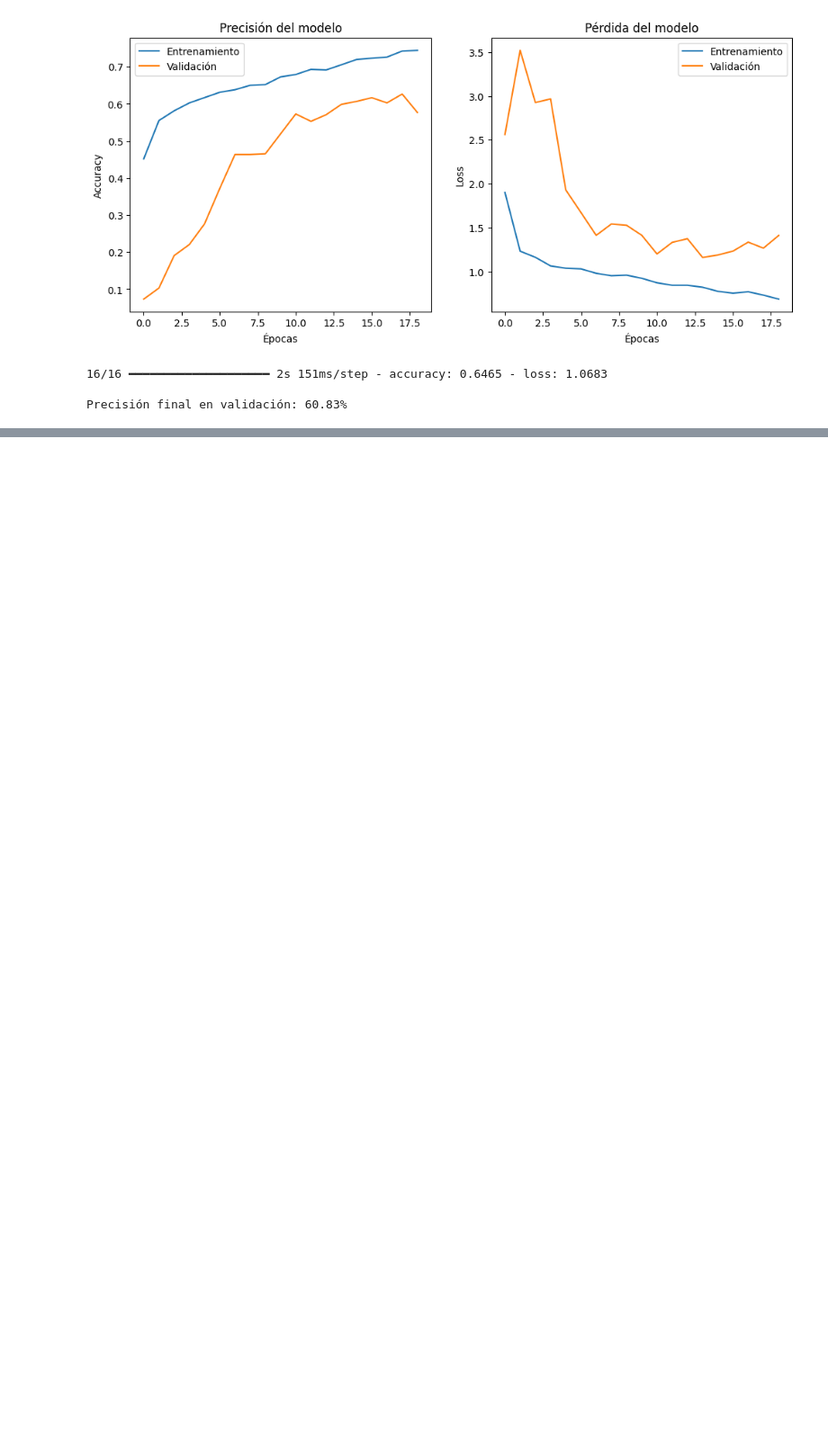
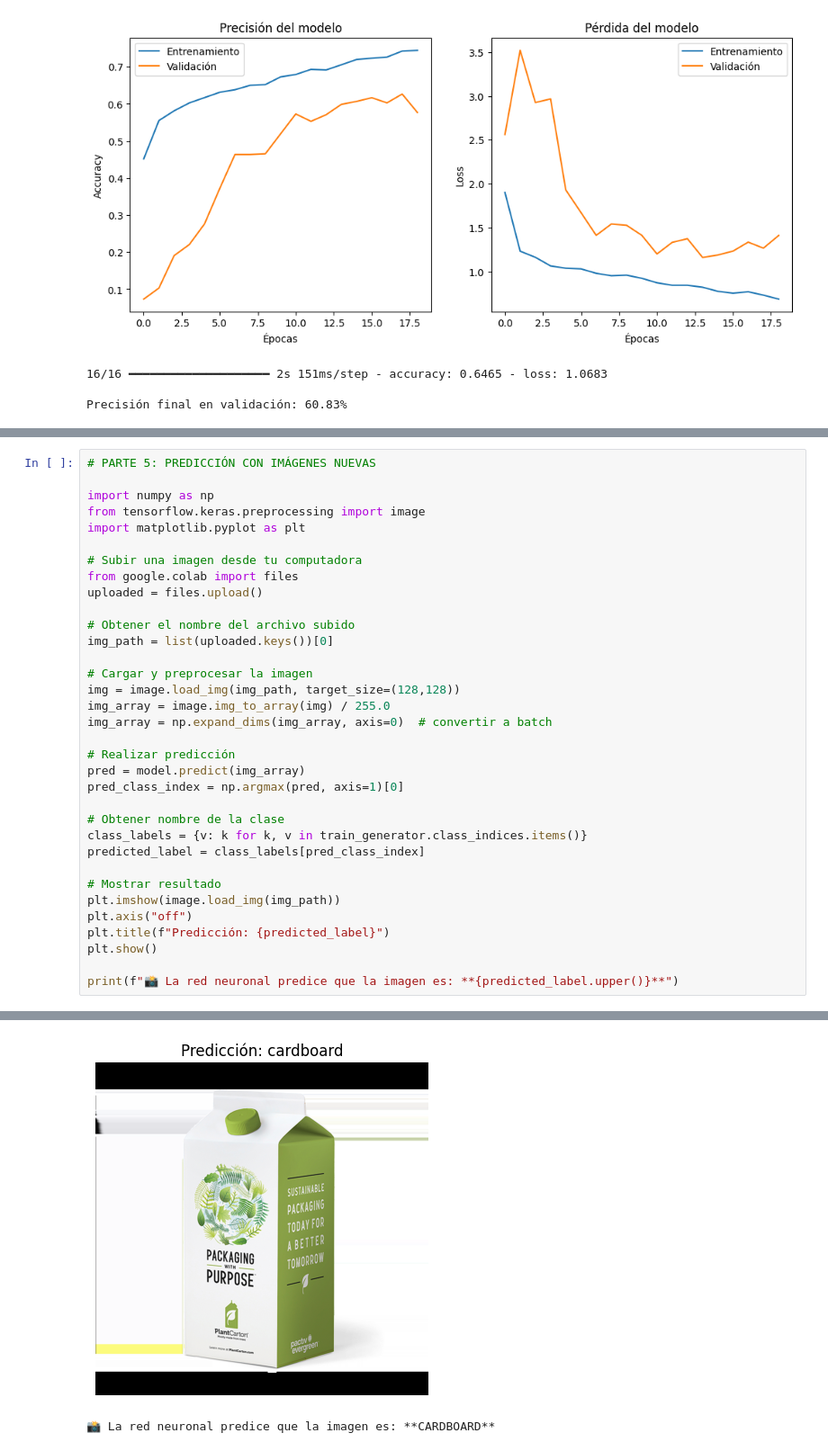
Before and after one commit to BiancaCalderon/DL_PRY, a Jupyter notebook: ClasificadorResiduos.ipynb, the cells around one changed output, grey strips where cells are left out. Shown at 90% size. Drawn from its saved outputs; the diff is of its cells as text; blank space fills up the shorter version.

```diff
--- a/ClasificadorResiduos.ipynb
+++ b/ClasificadorResiduos.ipynb
@@ -216,0 +295,35 @@ Precisión final en validación: 60.83%
+# %%
+# PARTE 5: PREDICCIÓN CON IMÁGENES NUEVAS
+
+import numpy as np
+from tensorflow.keras.preprocessing import image
+import matplotlib.pyplot as plt
+
+# Subir una imagen desde tu computadora
+from google.colab import files
+uploaded = files.upload()
+
+# Obtener el nombre del archivo subido
+img_path = list(uploaded.keys())[0]
+
+# Cargar y preprocesar la imagen
+img = image.load_img(img_path, target_size=(128,128))
+img_array = image.img_to_array(img) / 255.0
+img_array = np.expand_dims(img_array, axis=0)  # convertir a batch
+
+# Realizar predicción
+pred = model.predict(img_array)
+pred_class_index = np.argmax(pred, axis=1)[0]
+
+# Obtener nombre de la clase
+class_labels = {v: k for k, v in train_generator.class_indices.items()}
+predicted_label = class_labels[pred_class_index]
+
+# Mostrar resultado
+plt.imshow(image.load_img(img_path))
+plt.axis("off")
+plt.title(f"Predicción: {predicted_label}")
+plt.show()
+
+print(f"📸 La red neuronal predice que la imagen es: **{predicted_label.upper()}**")
+# %% [output]
@@ -216,0 +333,2 @@ Precisión final en validación: 60.83%
+[figure, added]
+📸 La red neuronal predice que la imagen es: **CARDBOARD**
```
Also changed, not shown: parts of 13 cells of this notebook.
